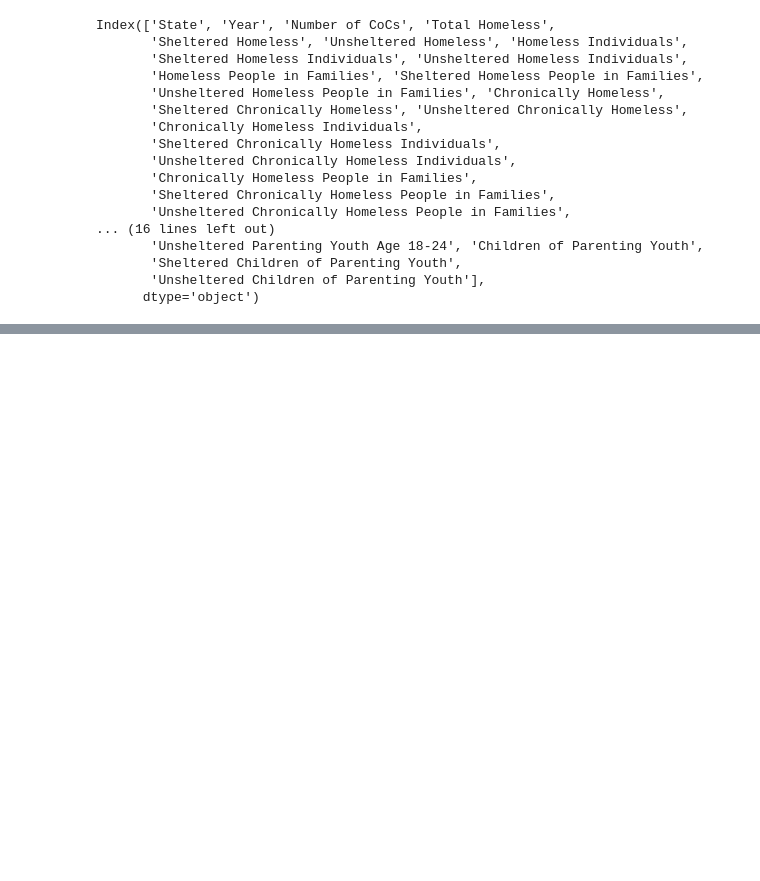
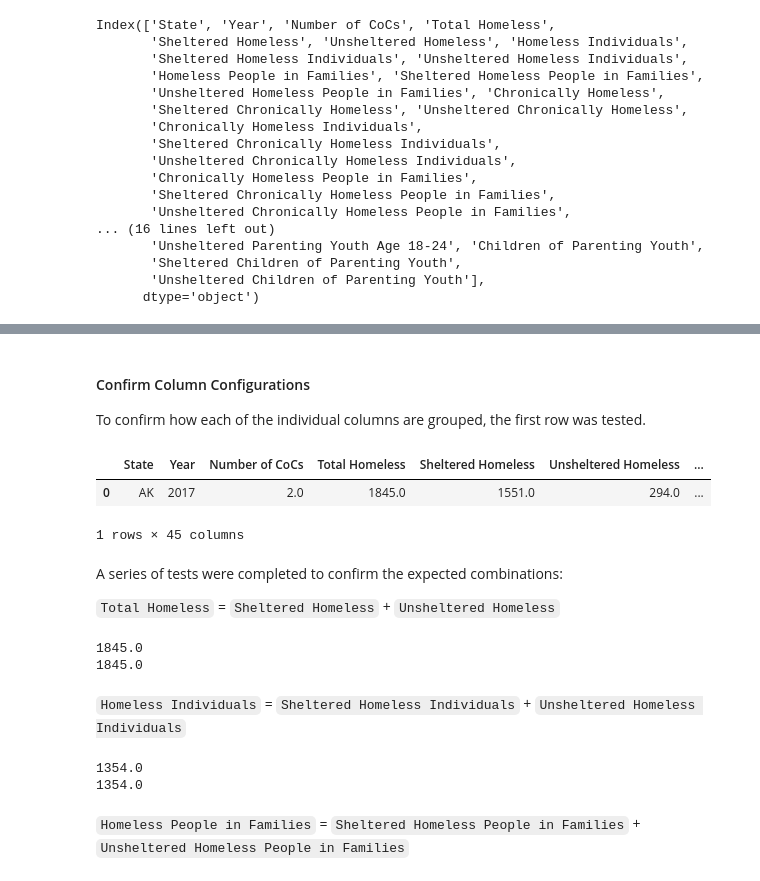
Before and after one commit to rebeccaebarnes/Homelessness, a Jupyter notebook: homelessness-working.ipynb, the cells around one changed output, grey strips where cells are left out. Saved outputs shown, nothing was run; the diff lists cells and outputs as text; code cells hidden in the pictures; blank space fills up the shorter version.

```diff
--- a/homelessness-working.ipynb
+++ b/homelessness-working.ipynb
@@ -146,2 +186,0 @@ df['Year'] = df['Year'].astype(int)
-# %%
-df['Number of CoCs'] = df['Number of CoCs'].astype(int)
@@ -156,0 +207,30 @@ string.replace('0', '')
+# %% [markdown]
+#### Confirm Column Configurations
+To confirm how each of the individual columns are grouped, the first row was tested.
+# %%
+test = df.head(1)
+test
+# %% [output]
+|  | State | Year | Number of CoCs | Total Homeless | Sheltered Homeless | Unsheltered Homeless | ... |
+| 0 | AK | 2017 | 2.0 | 1845.0 | 1551.0 | 294.0 | ... |
+1 rows × 45 columns
+# %% [markdown]
+A series of tests were completed to confirm the expected combinations:
+
+`Total Homeless` = `Sheltered Homeless` + `Unsheltered Homeless`
+# %%
+print(test['Sheltered Homeless'][0] + test['Unsheltered Homeless'][0])
+print(test['Total Homeless'][0])
+# %% [output]
+1845.0
+1845.0
+# %% [markdown]
+`Homeless Individuals` = `Sheltered Homeless Individuals` + `Unsheltered Homeless Individuals`
+# %%
+print(test['Sheltered Homeless Individuals'][0] + test['Unsheltered Homeless Individuals'][0])
+print(test['Homeless Individuals'][0])
+# %% [output]
+1354.0
+1354.0
+# %% [markdown]
+`Homeless People in Families` = `Sheltered Homeless People in Families` + `Unsheltered Homeless People in Families`
```
Also changed, not shown: parts of 54 cells of this notebook.
